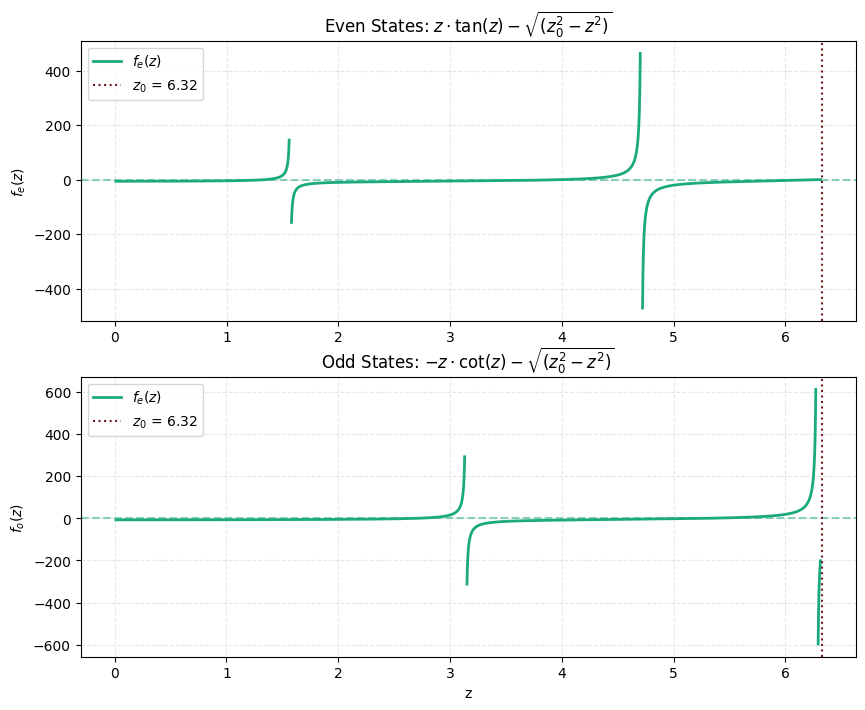
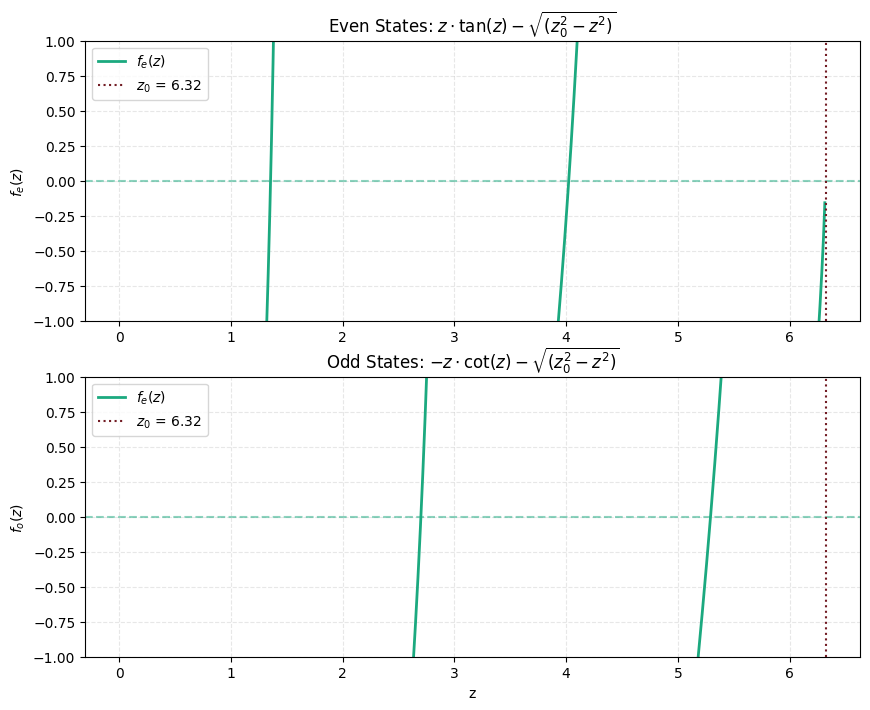
Unified diff of the notebook cell whose output changed from the first chart to the second:
--- before
+++ after
@@ -72,6 +72,6 @@
 
 # # Fokus on Roots (visualising vertical lines that should be abolished)
-# ax[0].set_ylim(-1,1)
-# ax[1].set_ylim(-1,1)
+ax[0].set_ylim(-1,1)
+ax[1].set_ylim(-1,1)
 # ax[1].set_xlim(2,3)
 

Commit: ä